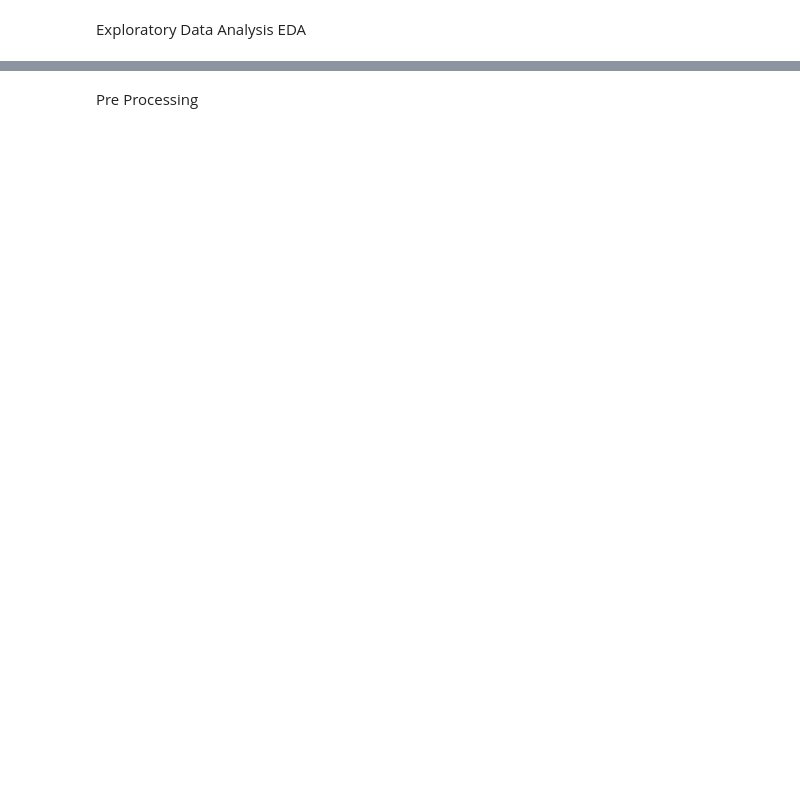
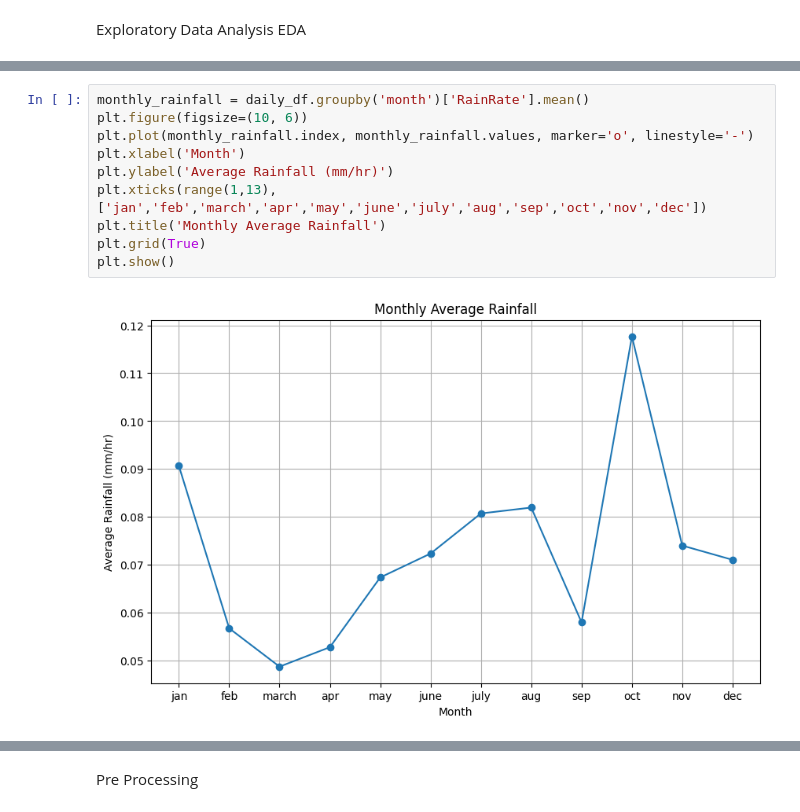
Before and after one commit to Anushareddy1203/final-code, a Jupyter notebook: Finalcode13.ipynb, the cells around one changed output, grey strips where cells are left out. Saved outputs shown, nothing was run; the diff lists cells and outputs as text; blank space fills up the shorter version.

```diff
--- a/Finalcode13.ipynb
+++ b/Finalcode13.ipynb
@@ -342,0 +145,12 @@ plt.show()
+# %%
+monthly_rainfall = daily_df.groupby('month')['RainRate'].mean()
+plt.figure(figsize=(10, 6))
+plt.plot(monthly_rainfall.index, monthly_rainfall.values, marker='o', linestyle='-')
+plt.xlabel('Month')
+plt.ylabel('Average Rainfall (mm/hr)')
+plt.xticks(range(1,13),['jan','feb','march','apr','may','june','july','aug','sep','oct','nov','dec'])
+plt.title('Monthly Average Rainfall')
+plt.grid(True)
+plt.show()
+# %% [output]
+[figure, added]
```
Also changed, not shown: parts of 60 cells of this notebook.
